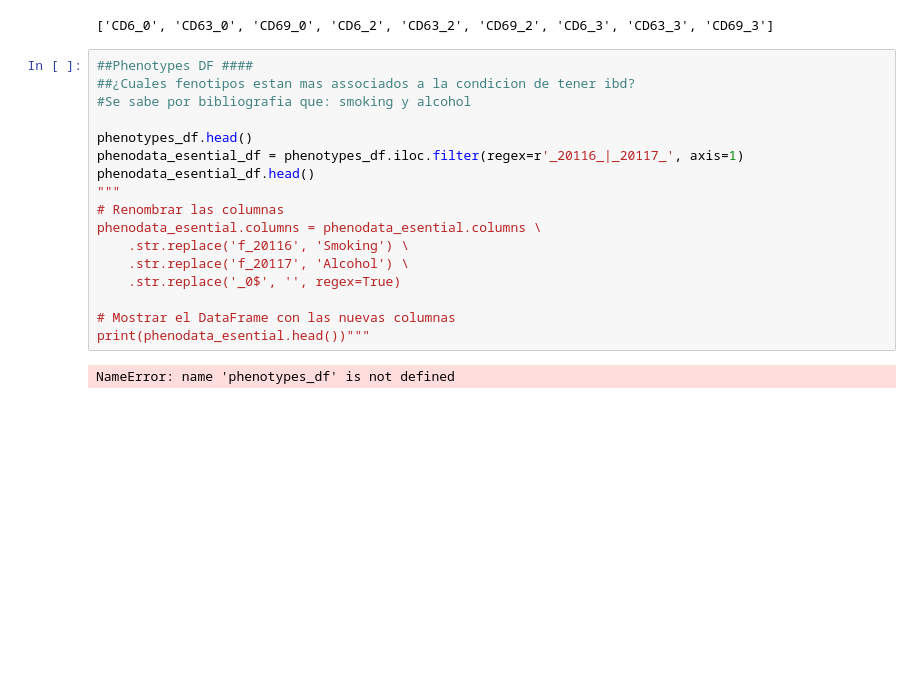
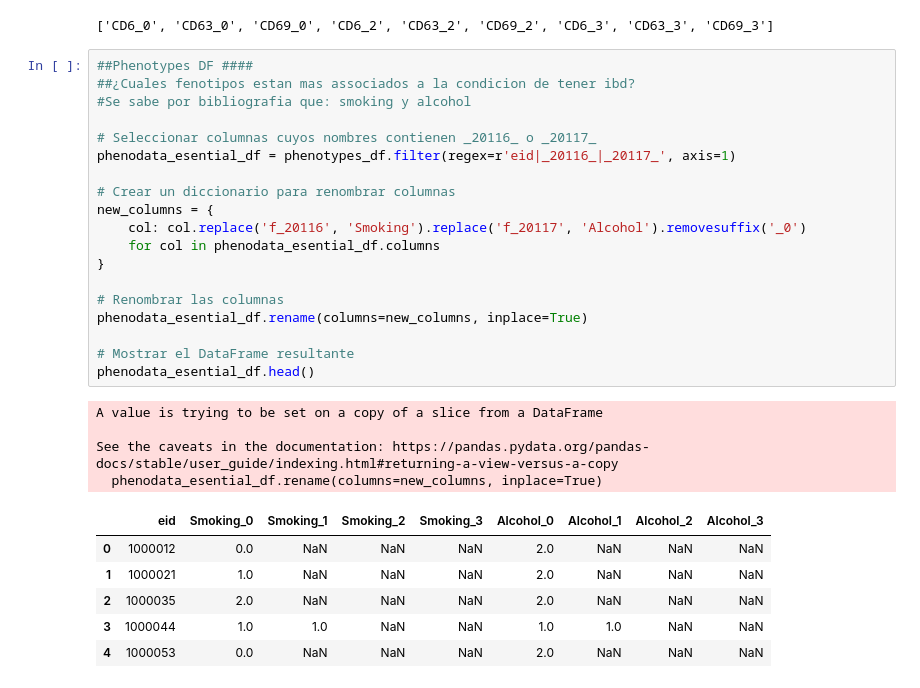
Before and after one commit to fsalamancar/Horizontal_UKB, a Jupyter notebook: Proteomics /Proteomics.ipynb, the cells around one changed output. Saved outputs shown, nothing was run; the diff lists cells and outputs as text; blank space fills up the shorter version.

```diff
--- a/Proteomics /Proteomics.ipynb
+++ b/Proteomics /Proteomics.ipynb
@@ -160,19 +193,30 @@ print(filtered_columns)
 # %%
 ##Phenotypes DF ####
 ##¿Cuales fenotipos estan mas associados a la condicion de tener ibd?
 #Se sabe por bibliografia que: smoking y alcohol
 
-phenotypes_df.head()
-phenodata_esential_df = phenotypes_df.iloc.filter(regex=r'_20116_|_20117_', axis=1)
+# Seleccionar columnas cuyos nombres contienen _20116_ o _20117_
+phenodata_esential_df = phenotypes_df.filter(regex=r'eid|_20116_|_20117_', axis=1)
+
+# Crear un diccionario para renombrar columnas
+new_columns = {
+    col: col.replace('f_20116', 'Smoking').replace('f_20117', 'Alcohol').removesuffix('_0')
+    for col in phenodata_esential_df.columns
+}
+
+# Renombrar las columnas
+phenodata_esential_df.rename(columns=new_columns, inplace=True)
+
+# Mostrar el DataFrame resultante
 phenodata_esential_df.head()
-"""
-# Renombrar las columnas
-phenodata_esential.columns = phenodata_esential.columns \
-    .str.replace('f_20116', 'Smoking') \
-    .str.replace('f_20117', 'Alcohol') \
-    .str.replace('_0$', '', regex=True)
-
-# Mostrar el DataFrame con las nuevas columnas
-print(phenodata_esential.head())"""
 # %% [output]
-NameError: name 'phenotypes_df' is not defined
+A value is trying to be set on a copy of a slice from a DataFrame
+
+See the caveats in the documentation: https://pandas.pydata.org/pandas-docs/stable/user_guide/indexing.html#returning-a-view-versus-a-copy
+  phenodata_esential_df.rename(columns=new_columns, inplace=True)
+|  | eid | Smoking_0 | Smoking_1 | Smoking_2 | Smoking_3 | Alcohol_0 | Alcohol_1 | Alcohol_2 | Alcohol_3 |
+| 0 | 1000012 | 0.0 | NaN | NaN | NaN | 2.0 | NaN | NaN | NaN |
+| 1 | 1000021 | 1.0 | NaN | NaN | NaN | 2.0 | NaN | NaN | NaN |
+| 2 | 1000035 | 2.0 | NaN | NaN | NaN | 2.0 | NaN | NaN | NaN |
+| 3 | 1000044 | 1.0 | 1.0 | NaN | NaN | 1.0 | 1.0 | NaN | NaN |
+| 4 | 1000053 | 0.0 | NaN | NaN | NaN | 2.0 | NaN | NaN | NaN |
```
Also changed, not shown: parts of 16 cells of this notebook.
